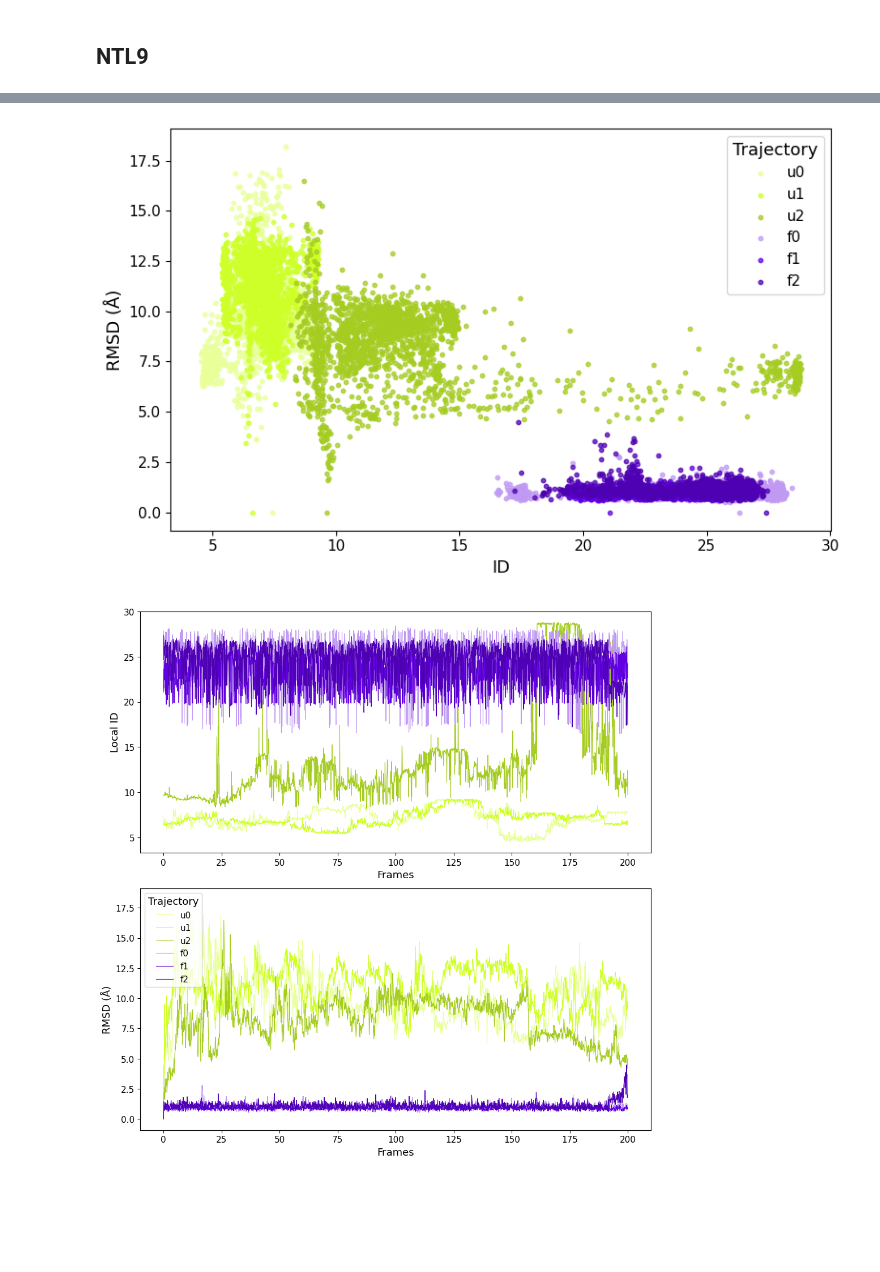
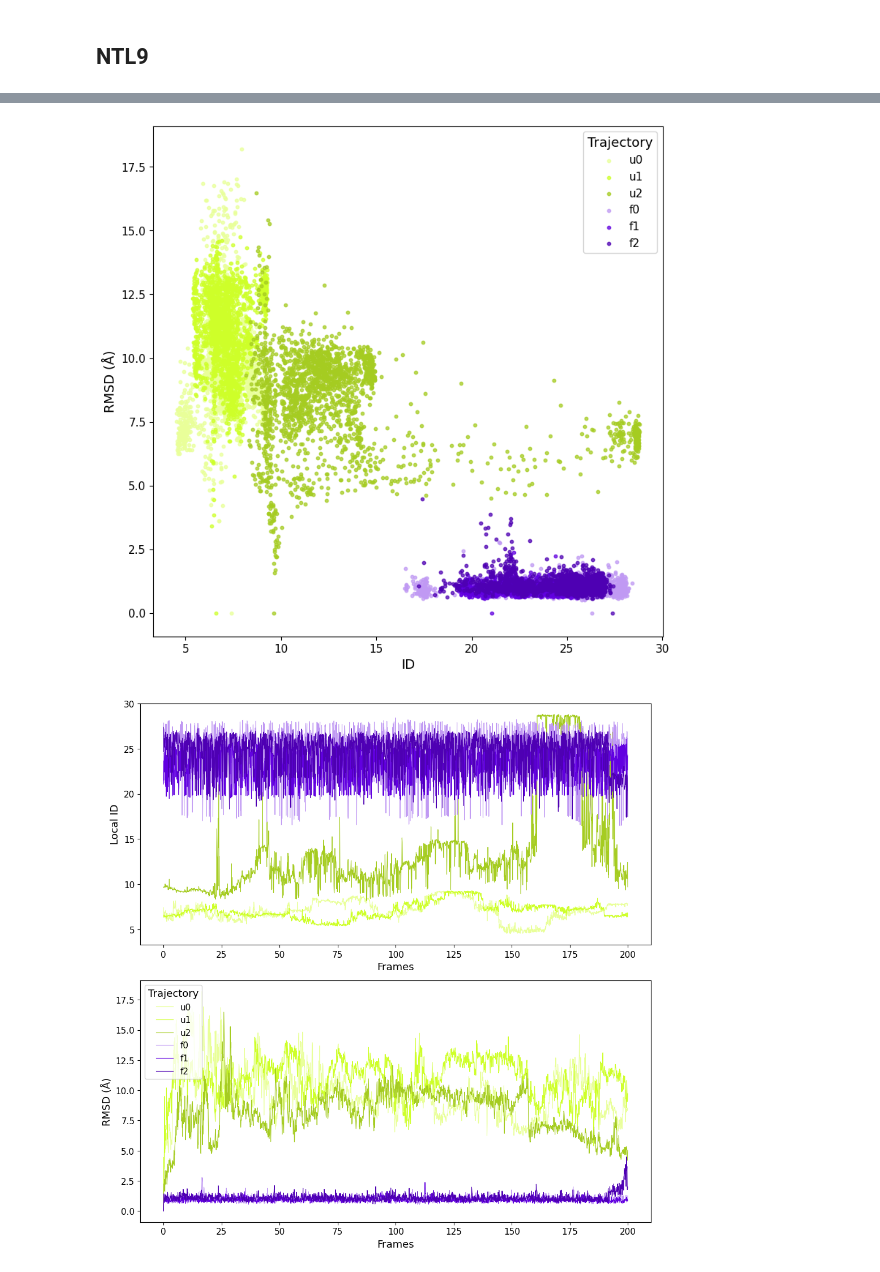
Before and after one commit to icazzaniga/MDIntrinsicDimension, a Jupyter notebook: docs/rmsd.ipynb, the cells around one changed output, grey strips where cells are left out. Saved outputs shown, nothing was run; the diff lists cells and outputs as text; code cells hidden in the pictures; blank space fills up the shorter version.

```diff
--- a/docs/rmsd.ipynb
+++ b/docs/rmsd.ipynb
@@ -4,35 +4,3 @@
 As the two metrics provide similar results, despite being significantly different, we compared them on both [villin](#villin) and [NTL9](#ntl9).
 
 RMSD is a measure of the displacement of the atoms from a reference structure, whereas ID, in this case, can detect different features of the protein.
-# %%
-from md_intrinsic_dimension import intrinsic_dimension, section_id, secondary_structure_id
-import numpy as np
-import pandas as pd
-import matplotlib.pyplot as plt
-import matplotlib as mpl
-from matplotlib import cm
-from matplotlib.colors import ListedColormap
-import seaborn as sns
-import logging
-from moleculekit.molecule import Molecule
-import moleculekit.projections.metricrmsd as rmsd
-from itertools import product
-import mdtraj as md
-
-#build personalised cmap
-colors = mpl.colors.ListedColormap(
-    name="discrete-bicolor",
-    colors=["#e9ff99","#ceff29", "#A5CC21", "#C099F3", "#6100e0", "#4E00B3"])
-
-
-#set font dimension
-plt.rcParams.update({
-	'axes.titlesize': 13,
-	'axes.labelsize': 13,
-	'xtick.labelsize': 11,
-	'ytick.labelsize': 11,
-	'legend.fontsize': 11,
-	'legend.title_fontsize': 13,
-	'lines.linewidth' : 1,
-	'lines.markersize': 8,
-})
@@ -62,7 +34,7 @@ for estimator, state in product(estimators, states):
 
     mol = ref
     mol.read(trajectory+f'_{state}.xtc')
-    met=rmsd.MetricRmsd(ref, trajrmsdstr= 'protein and name CA')
+    met=metricrmsd.MetricRmsd(ref, trajrmsdstr= 'protein and name CA')
     rmsd_values=met.project(mol)
 
     data.append({'trajectory': state,
@@ -143,7 +128,7 @@ for estimator, state in product(estimators, states):
                                                         )
     mol = ref
     mol.read(trajectory+f'_{state}.xtc')
-    met=rmsd.MetricRmsd(ref, trajrmsdstr= 'protein and name CA')
+    met=metricrmsd.MetricRmsd(ref, trajrmsdstr= 'protein and name CA')
     rmsd_values=met.project(mol)
 
     data.append({'trajectory': state,
@@ -158,29 +156,29 @@ data["folded"] = data["trajectory"].str.startswith("f")
 # %%
 #ID vs RMSD
 
 fig1, ax1 = plt.subplots(figsize=(8,8))
 
 states = ['u0','u1', 'u2', 'f0', 'f1', 'f2']
 for i, s in enumerate(states):
     subset = data[data['trajectory'] == s]
     local_id_array = np.concatenate(subset['local_id'].values)
     rmsd_array = np.concatenate(subset['rmsd'].values)
     ax1.scatter(local_id_array,
                  rmsd_array,
                  color=colors.colors[i],
                  alpha=0.75,
                  label=s,
                  s=10
-                 )'
+                 )
 ax1.set_box_aspect(1)
 plt.xlabel('ID')
 plt.ylabel('RMSD (Å)')
 plt.legend(loc='best', title='Trajectory')
 plt.tight_layout()
 #plt.savefig(f'../extra/ntl9_ID_vs_RMSD_{projection_method}.pdf', dpi = 300)
 plt.show()
 # %% [output]
-[figure, old version]
+[figure, new version]
 # %%
 #ID vs time RMSD vs TIME
 
```
Also changed, not shown: parts of 5 cells of this notebook, 9 other files.
